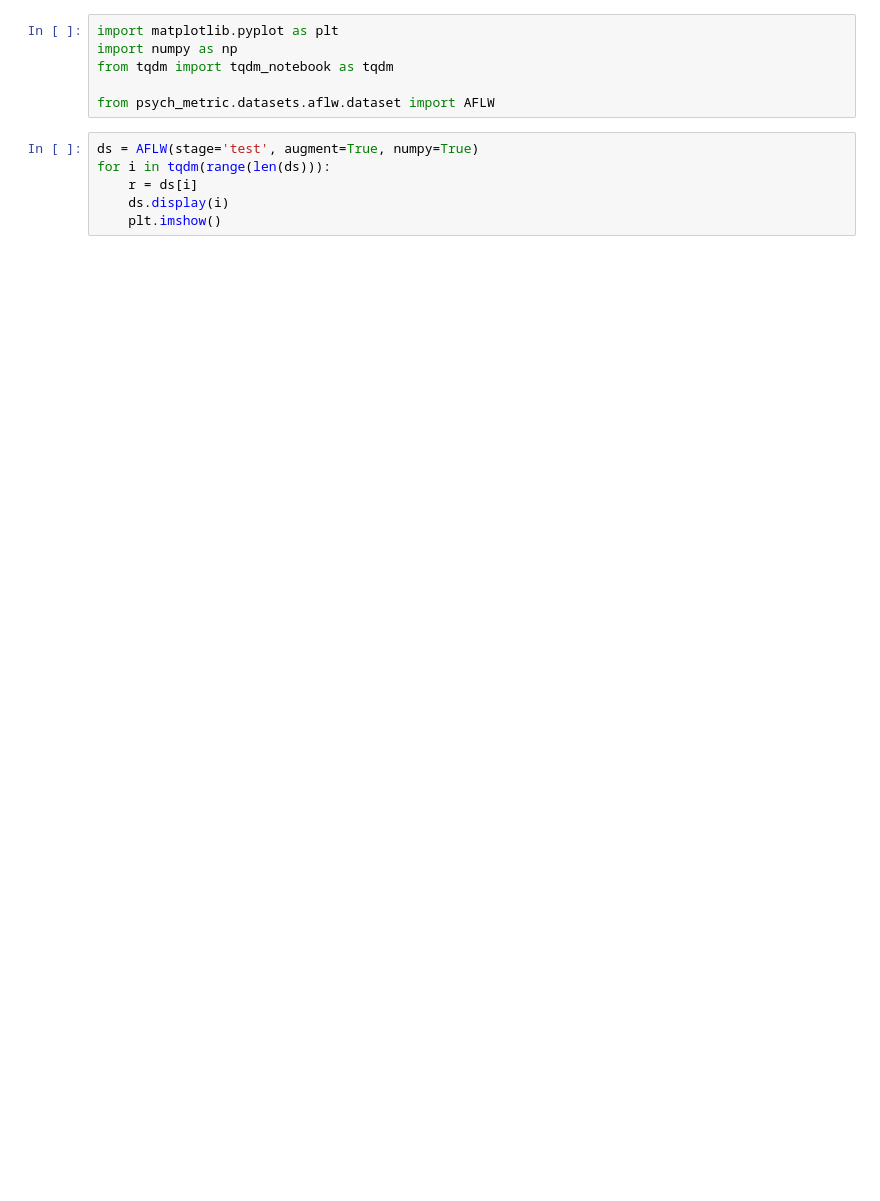
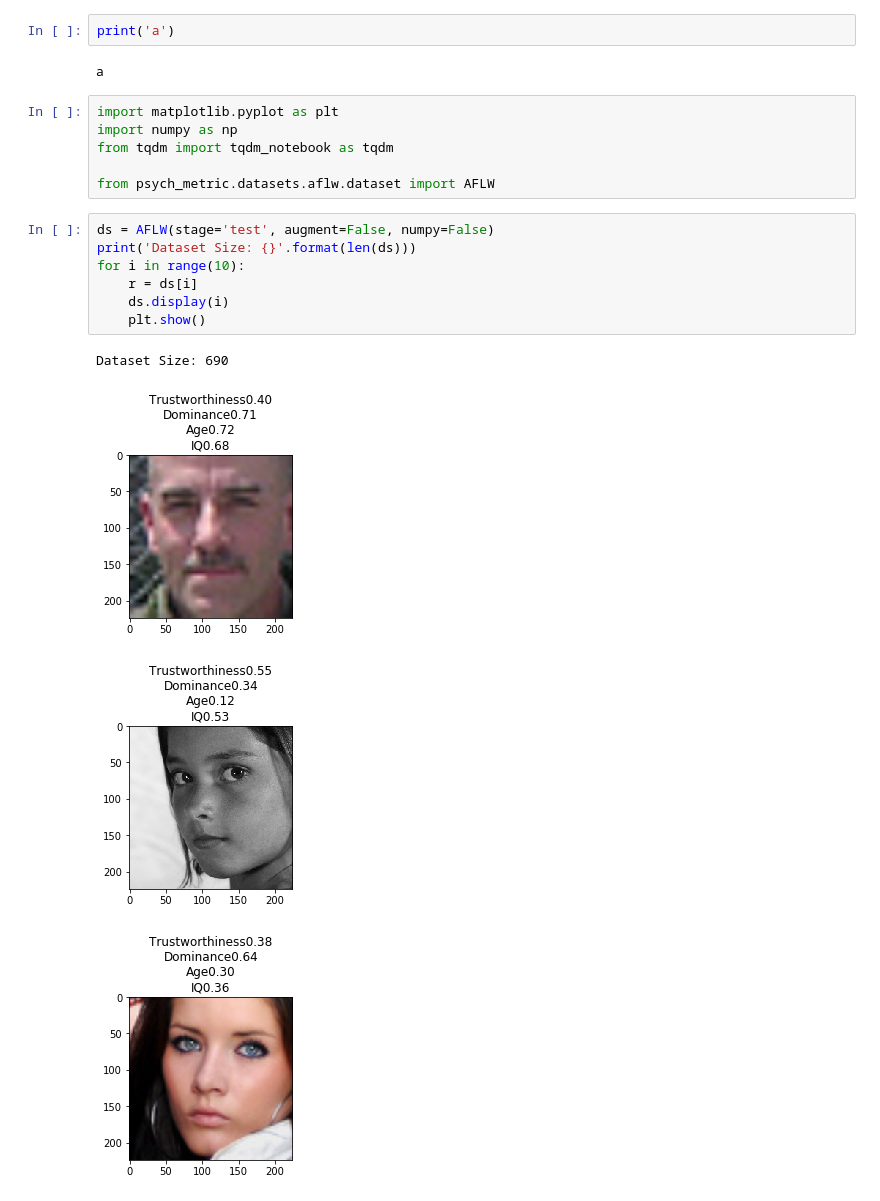
Before and after one commit to prijatelj/bayesian_eval_ground_truth-free, a Jupyter notebook: psych_metric/datasets/aflw/dataset_example.ipynb, the cells around one changed output. Cells and saved outputs as stored; diff of their text form; blank space fills up the shorter version.

Commit message:
fix aflw example dataset

```diff
--- a/psych_metric/datasets/aflw/dataset_example.ipynb
+++ b/psych_metric/datasets/aflw/dataset_example.ipynb
@@ -1,3 +1,7 @@
+# %%
+print('a')
+# %% [output]
+a
 # %%
 import matplotlib.pyplot as plt
 import numpy as np
@@ -5,8 +9,14 @@ from tqdm import tqdm_notebook as tqdm
 
 from psych_metric.datasets.aflw.dataset import AFLW
 # %%
-ds = AFLW(stage='test', augment=True, numpy=True)
-for i in tqdm(range(len(ds))):
+ds = AFLW(stage='test', augment=False, numpy=False)
+print('Dataset Size: {}'.format(len(ds)))
+for i in range(10):
     r = ds[i]
     ds.display(i)
-    plt.imshow()
+    plt.show()
+# %% [output]
+Dataset Size: 690
+[figure, added]
+[figure, added]
+[figure, added]
```
Also changed, not shown: parts of 1 cell of this notebook, 4 other files.
